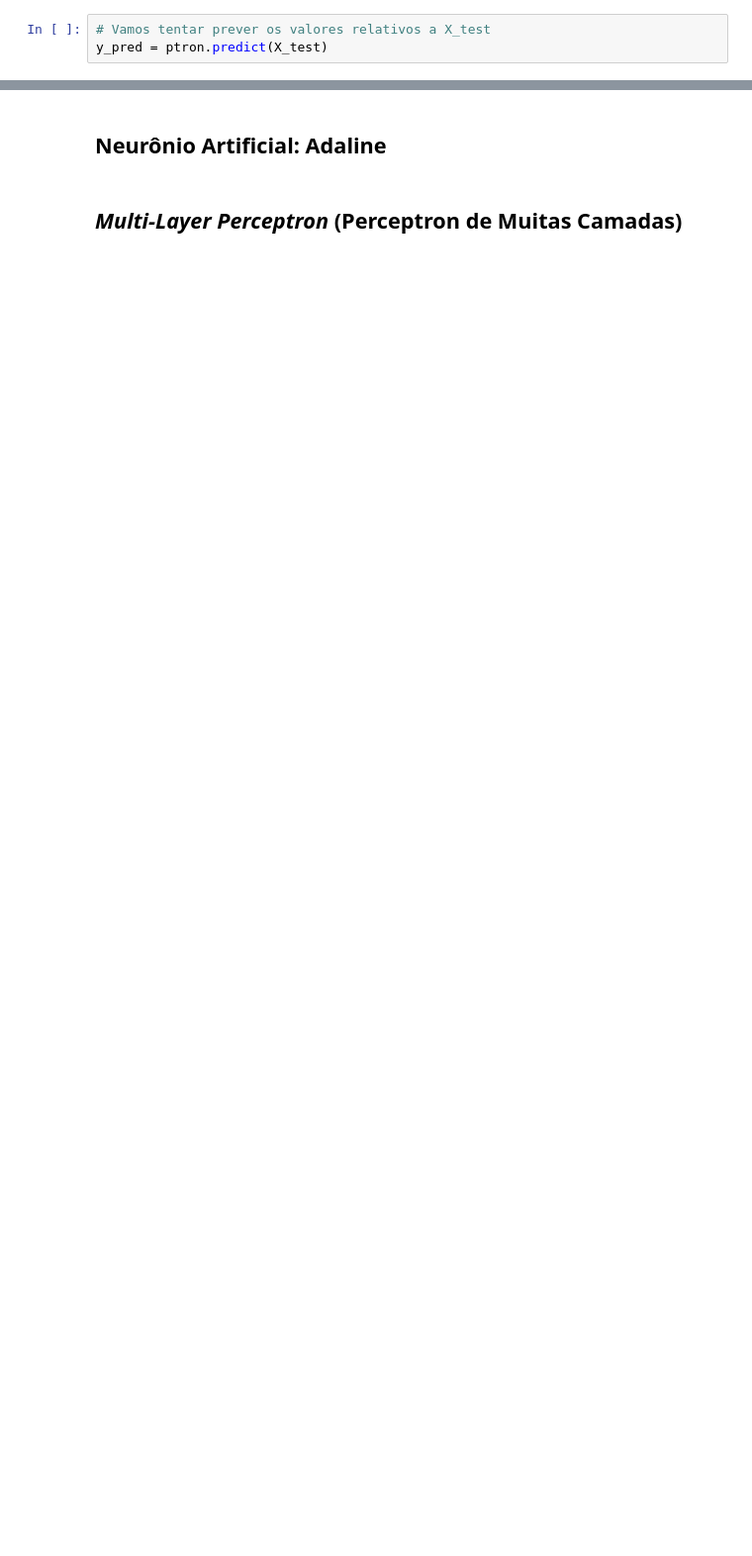
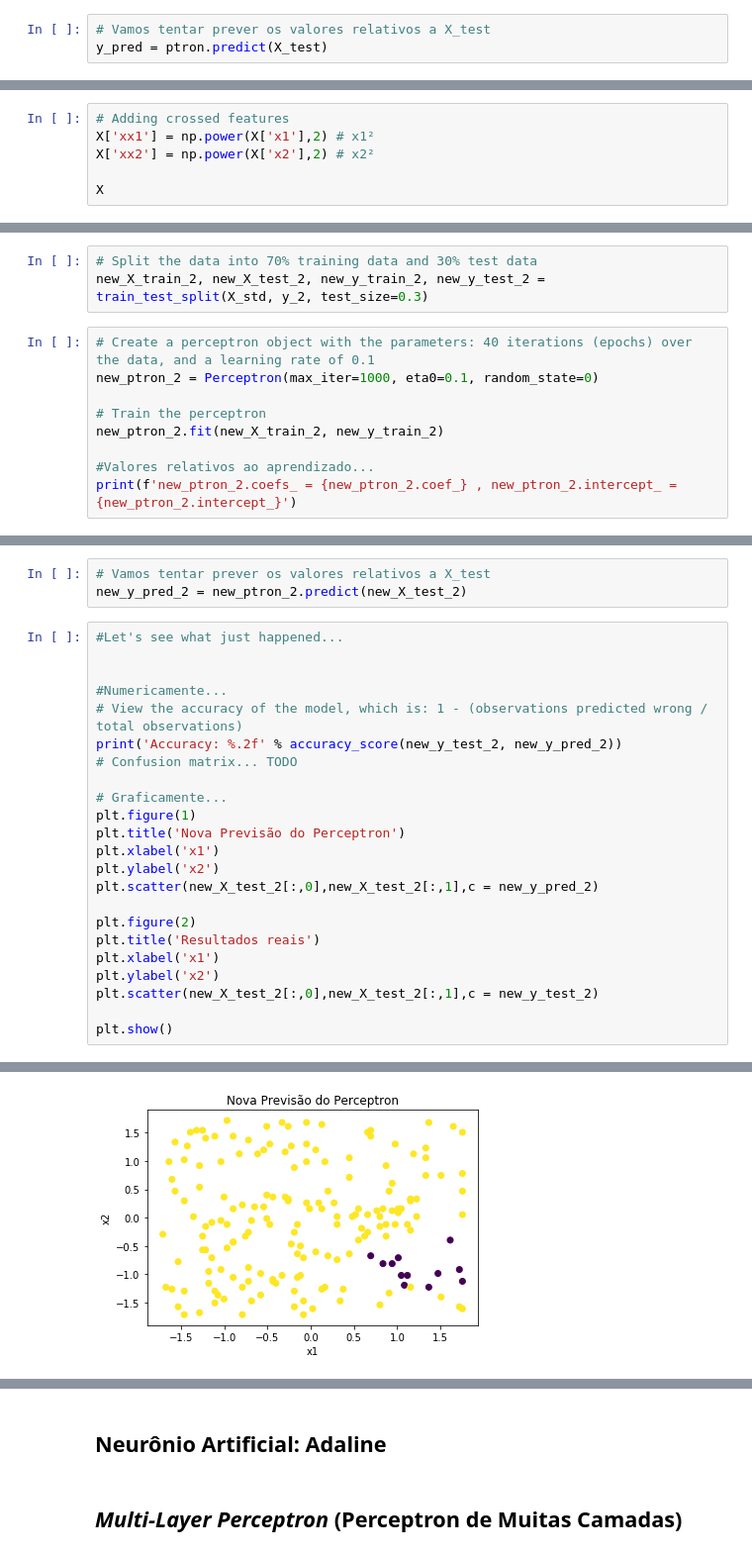
Before and after one commit to mtxslv/StudyingMachineLearning, a Jupyter notebook: ConceitosMLP.ipynb, the cells around one changed output, grey strips where cells are left out. Shown: that part at 99% size. Cells and saved outputs as stored; diff of their text form; blank space fills up the shorter version.

```diff
--- a/ConceitosMLP.ipynb
+++ b/ConceitosMLP.ipynb
@@ -139,0 +240,6 @@ Accuracy: 0.98
+# %%
+# Adding crossed features
+X['xx1'] = np.power(X['x1'],2) # x1²
+X['xx2'] = np.power(X['x2'],2) # x2²
+
+X
@@ -139,0 +274,12 @@ Accuracy: 0.98
+# %%
+# Split the data into 70% training data and 30% test data
+new_X_train_2, new_X_test_2, new_y_train_2, new_y_test_2 = train_test_split(X_std, y_2, test_size=0.3)
+# %%
+# Create a perceptron object with the parameters: 40 iterations (epochs) over the data, and a learning rate of 0.1
+new_ptron_2 = Perceptron(max_iter=1000, eta0=0.1, random_state=0)
+
+# Train the perceptron
+new_ptron_2.fit(new_X_train_2, new_y_train_2)
+
+#Valores relativos ao aprendizado...
+print(f'new_ptron_2.coefs_ = {new_ptron_2.coef_} , new_ptron_2.intercept_ = {new_ptron_2.intercept_}')
@@ -139,0 +288,27 @@ Accuracy: 0.98
+# %%
+# Vamos tentar prever os valores relativos a X_test
+new_y_pred_2 = new_ptron_2.predict(new_X_test_2)
+# %%
+#Let's see what just happened...
+
+
+#Numericamente...
+# View the accuracy of the model, which is: 1 - (observations predicted wrong / total observations)
+print('Accuracy: %.2f' % accuracy_score(new_y_test_2, new_y_pred_2))
+# Confusion matrix... TODO
+
+# Graficamente...
+plt.figure(1)
+plt.title('Nova Previsão do Perceptron')
+plt.xlabel('x1')
+plt.ylabel('x2')
+plt.scatter(new_X_test_2[:,0],new_X_test_2[:,1],c = new_y_pred_2)
+
+plt.figure(2)
+plt.title('Resultados reais')
+plt.xlabel('x1')
+plt.ylabel('x2')
+plt.scatter(new_X_test_2[:,0],new_X_test_2[:,1],c = new_y_test_2)
+
+plt.show()
+# %% [output]
@@ -139,0 +316 @@ Accuracy: 0.98
+[figure, added]
```
Also changed, not shown: parts of 21 cells of this notebook.
